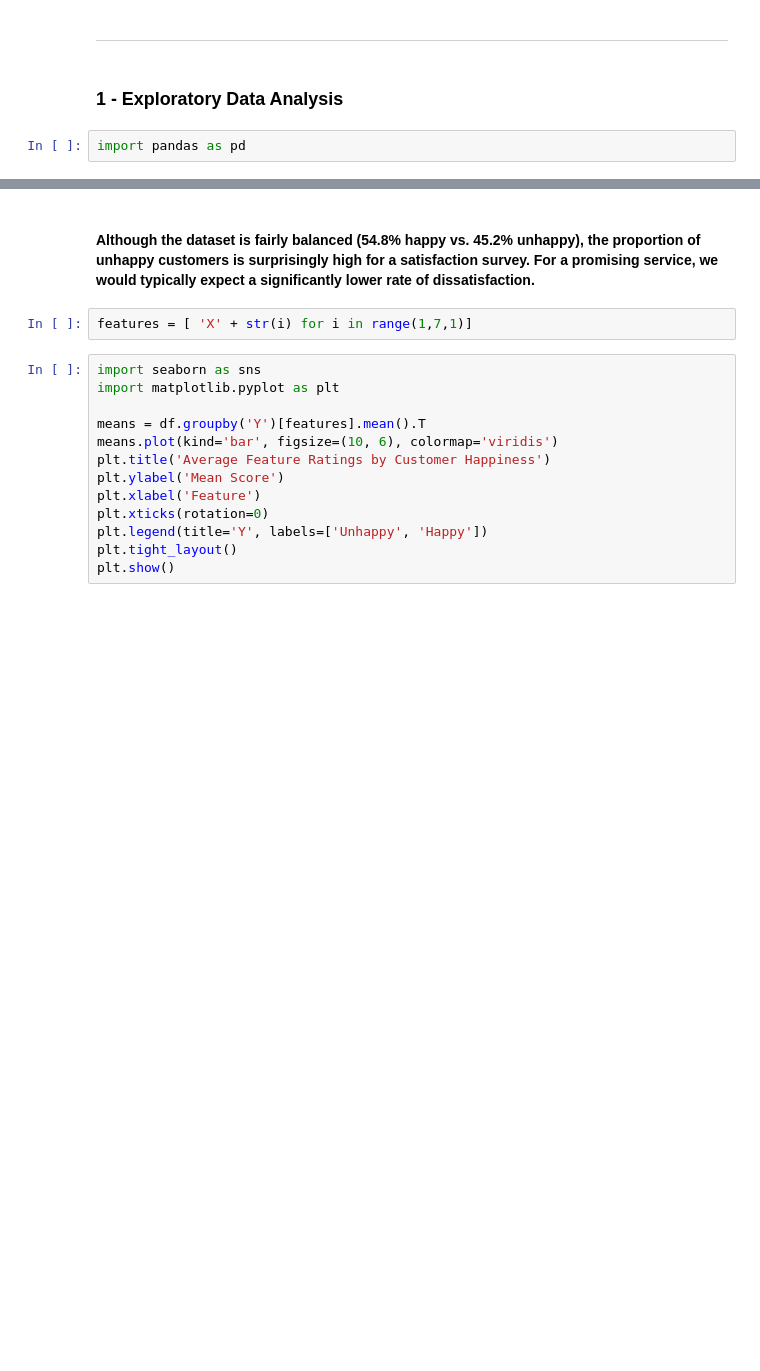
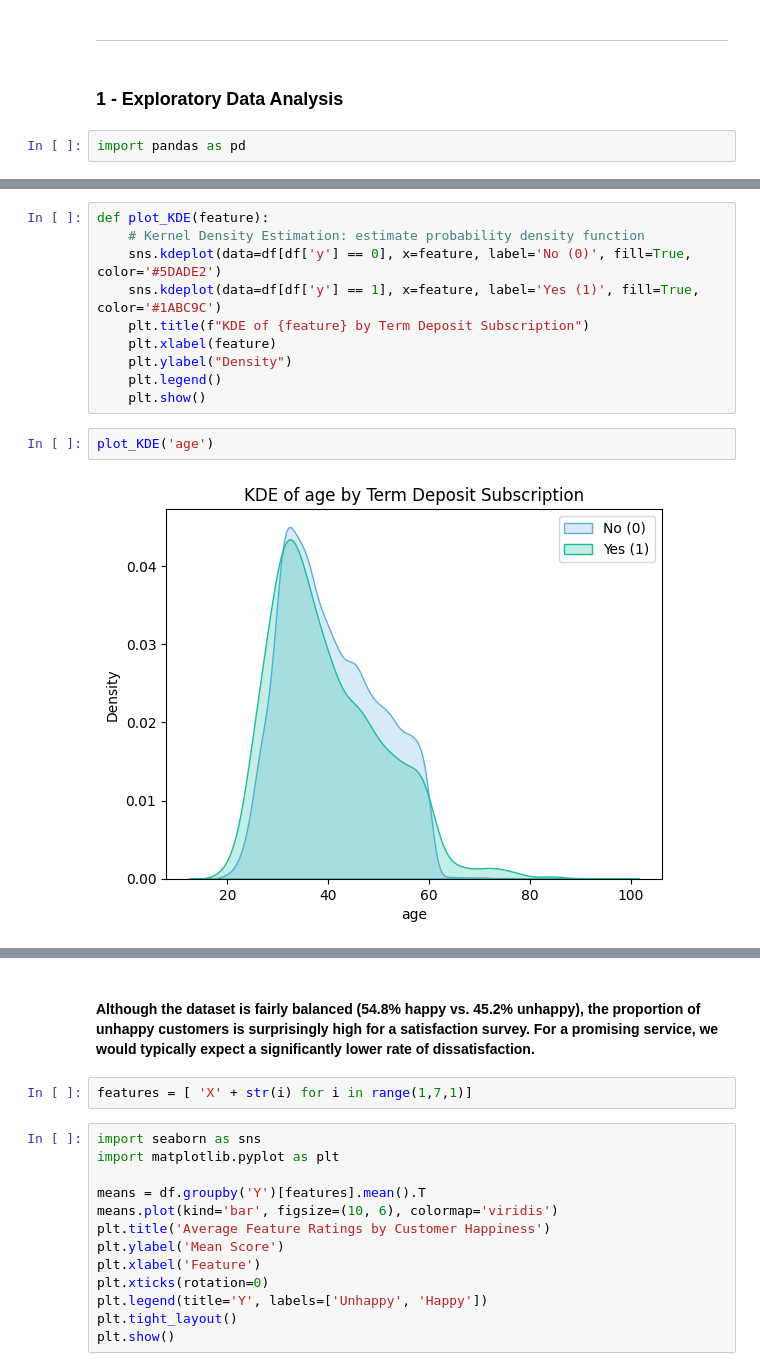
Before and after one commit to FederCO23/Term_Deposit_Marketing_-_tpx4U1BHhRR0IUm9, a Jupyter notebook: TermDepositMarketing.ipynb, the cells around one changed output, grey strips where cells are left out. Saved outputs shown, nothing was run; the diff lists cells and outputs as text; blank space fills up the shorter version.

```diff
--- a/TermDepositMarketing.ipynb
+++ b/TermDepositMarketing.ipynb
@@ -137,0 +160,14 @@ plt.show()
+# %%
+def plot_KDE(feature):
+    # Kernel Density Estimation: estimate probability density function
+    sns.kdeplot(data=df[df['y'] == 0], x=feature, label='No (0)', fill=True, color='#5DADE2')
+    sns.kdeplot(data=df[df['y'] == 1], x=feature, label='Yes (1)', fill=True, color='#1ABC9C')
+    plt.title(f"KDE of {feature} by Term Deposit Subscription")
+    plt.xlabel(feature)
+    plt.ylabel("Density")
+    plt.legend()
+    plt.show()
+# %%
+plot_KDE('age')
+# %% [output]
+[figure, added]
```
Also changed, not shown: parts of 67 cells of this notebook.
